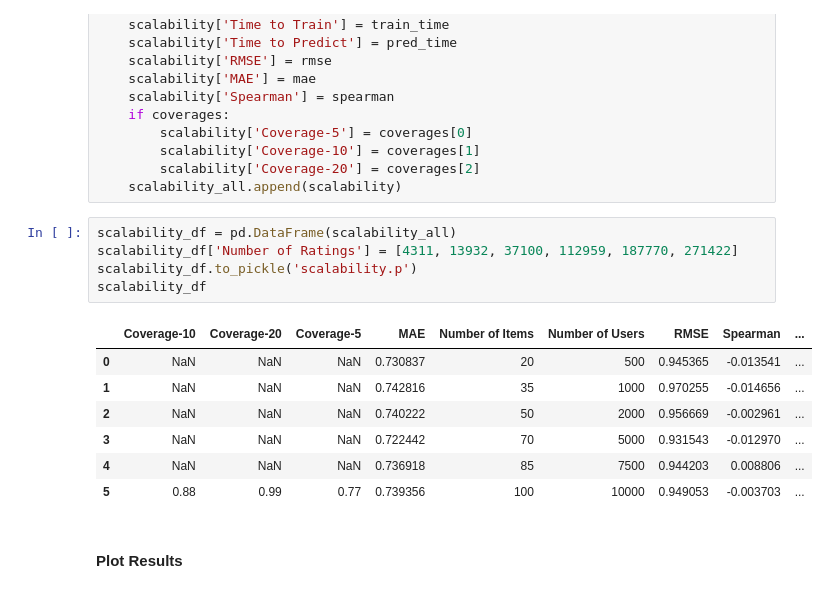
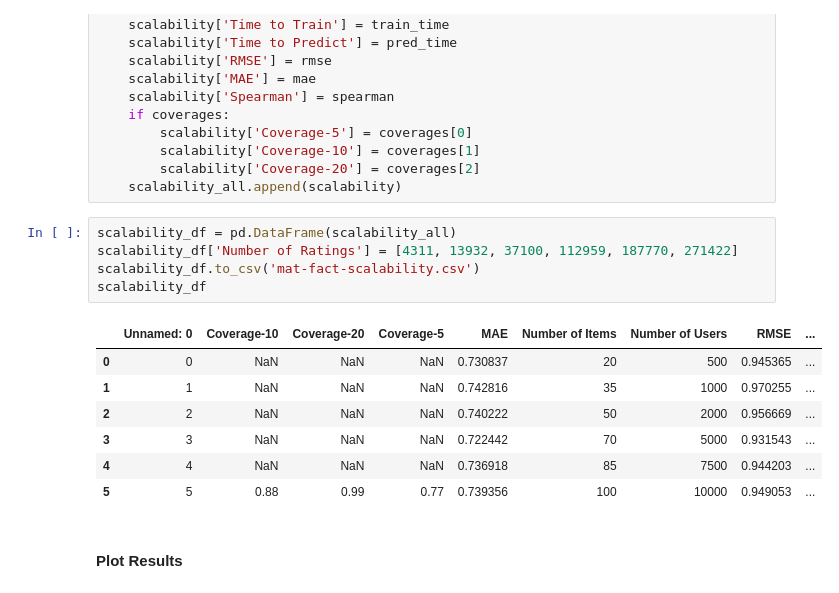
Before and after one commit to sdoctor7/book-recommendations, a Jupyter notebook: part1/matrix-fact-manual-regularized.ipynb, the cells around one changed output. Cells and saved outputs as stored; diff of their text form.

```diff
--- a/part1/matrix-fact-manual-regularized.ipynb
+++ b/part1/matrix-fact-manual-regularized.ipynb
@@ -316,16 +317,16 @@ for (X_train, X_test, n_users, n_items, coverage) in subsets:
 # %%
 scalability_df = pd.DataFrame(scalability_all)
 scalability_df['Number of Ratings'] = [4311, 13932, 37100, 112959, 187770, 271422]
-scalability_df.to_pickle('scalability.p')
+scalability_df.to_csv('mat-fact-scalability.csv')
 scalability_df
 # %% [output]
-|  | Coverage-10 | Coverage-20 | Coverage-5 | MAE | Number of Items | Number of Users | RMSE | Spearman | ... |
-| 0 | NaN | NaN | NaN | 0.730837 | 20 | 500 | 0.945365 | -0.013541 | ... |
-| 1 | NaN | NaN | NaN | 0.742816 | 35 | 1000 | 0.970255 | -0.014656 | ... |
-| 2 | NaN | NaN | NaN | 0.740222 | 50 | 2000 | 0.956669 | -0.002961 | ... |
-| 3 | NaN | NaN | NaN | 0.722442 | 70 | 5000 | 0.931543 | -0.012970 | ... |
-| 4 | NaN | NaN | NaN | 0.736918 | 85 | 7500 | 0.944203 | 0.008806 | ... |
-| 5 | 0.88 | 0.99 | 0.77 | 0.739356 | 100 | 10000 | 0.949053 | -0.003703 | ... |
+|  | Unnamed: 0 | Coverage-10 | Coverage-20 | Coverage-5 | MAE | Number of Items | Number of Users | RMSE | ... |
+| 0 | 0 | NaN | NaN | NaN | 0.730837 | 20 | 500 | 0.945365 | ... |
+| 1 | 1 | NaN | NaN | NaN | 0.742816 | 35 | 1000 | 0.970255 | ... |
+| 2 | 2 | NaN | NaN | NaN | 0.740222 | 50 | 2000 | 0.956669 | ... |
+| 3 | 3 | NaN | NaN | NaN | 0.722442 | 70 | 5000 | 0.931543 | ... |
+| 4 | 4 | NaN | NaN | NaN | 0.736918 | 85 | 7500 | 0.944203 | ... |
+| 5 | 5 | 0.88 | 0.99 | 0.77 | 0.739356 | 100 | 10000 | 0.949053 | ... |
 # %% [markdown]
 #### Plot Results
 # %%
```
Also changed, not shown: parts of 2 cells of this notebook, 2 other files.
